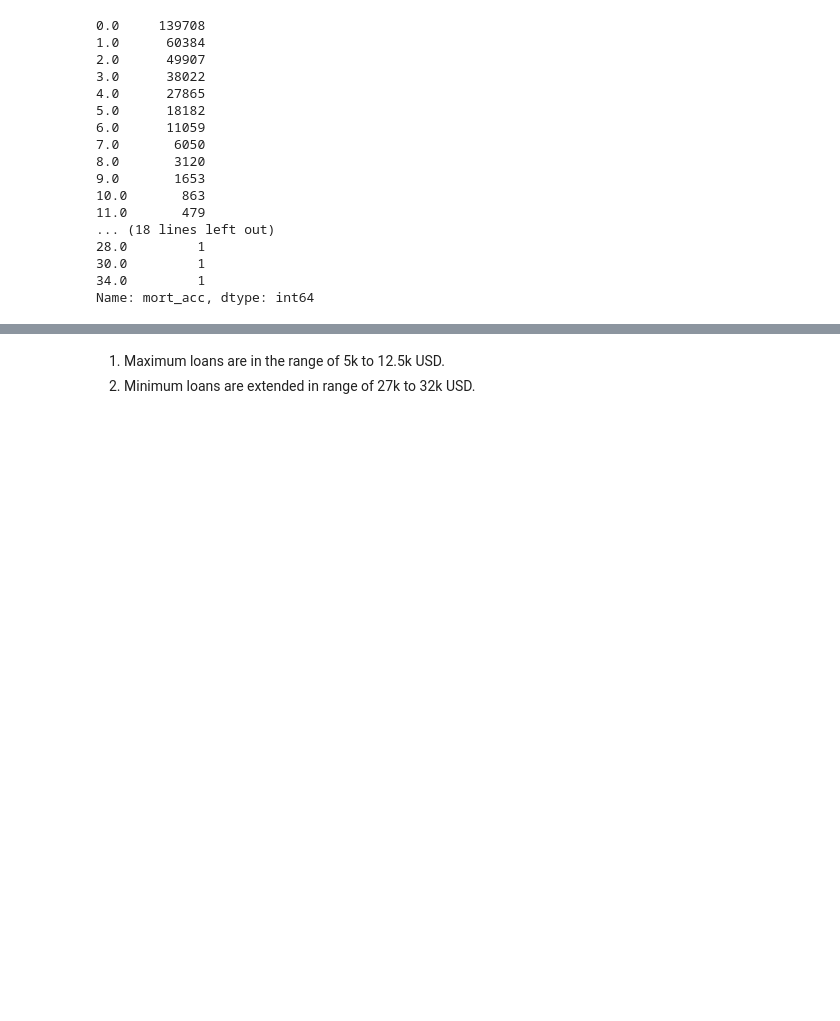
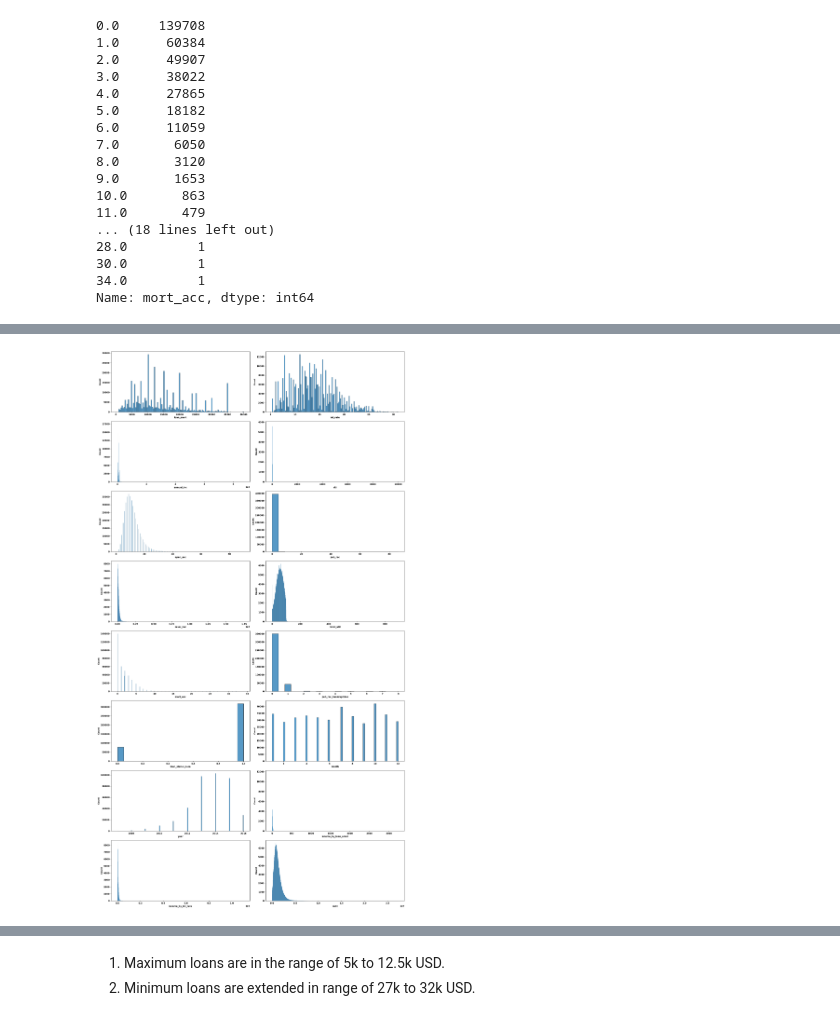
Before and after one commit to botchavs/capstone, a Jupyter notebook: Capstone_working.ipynb, the cells around one changed output, grey strips where cells are left out. Drawn from its saved outputs; the diff is of its cells as text; code cells hidden in the pictures; blank space fills up the shorter version.

Commit message:
Dropped less important features. Performed EDA. Outliers observed

```diff
--- a/Capstone_working.ipynb
+++ b/Capstone_working.ipynb
@@ -456,0 +478,12 @@ dtype: int64
+# %%
+# Import the module 're' helful for working regular experessions
+import re
+
+# Specify regular expression format for State and City code in the address string
+state_pattern = r',\s(\w{2})\s\d+'
+
+# Extract 'state' from 'address' column of the dataframe
+raw_df['state'] = raw_df['address'].str.extract(state_pattern)
+
+
+raw_df['state'].head()
@@ -456,0 +499,5 @@ dtype: int64
+# %%
+# Extracting Month and Year from issue_d
+raw_df['issue_d'] = pd.to_datetime(raw_df['issue_d'])
+raw_df['month'] = raw_df['issue_d'].dt.month
+raw_df['year'] = raw_df['issue_d'].dt.year
@@ -456,0 +506,12 @@ dtype: int64
+# %%
+# Calculate Annual_Income/Loan Amount
+raw_df['income_by_loan_amnt'] = raw_df['annual_inc'] / raw_df['loan_amnt']
+
+# Calculate Annual_Income/Interest Rate
+raw_df['income_by_int_rate'] = raw_df['annual_inc'] / raw_df['int_rate']
+
+# Calculate Debt using dti and Annual_Income
+raw_df['debt'] = raw_df['dti'] * raw_df['annual_inc']
+
+# Display the updated dataframe
+print(raw_df.head())
@@ -456,0 +540,4 @@ dtype: int64
+# %%
+drop_columns = ['sub_grade','earliest_cr_line', 'address','installment','issue_d','total_acc']
+
+raw_df = raw_df.drop(columns = drop_columns)
@@ -457,14 +581,16 @@ dtype: int64
 # %%
 numeric_df = raw_df.select_dtypes("number")
 
 plot_num = 1
 
-plt.subplots(6,2, figsize=(20,20))
+plt.subplots(8,2, figsize=(20,36))
 
 for col in numeric_df.columns:
-    plt.subplot(6,2,plot_num)
+    plt.subplot(8,2,plot_num)
     sns.histplot(raw_df[col])
     plot_num +=1
 
 plt.tight_layout()
 plt.show()
+# %% [output]
+[figure, added]
```
Also changed, not shown: parts of 55 cells of this notebook.
